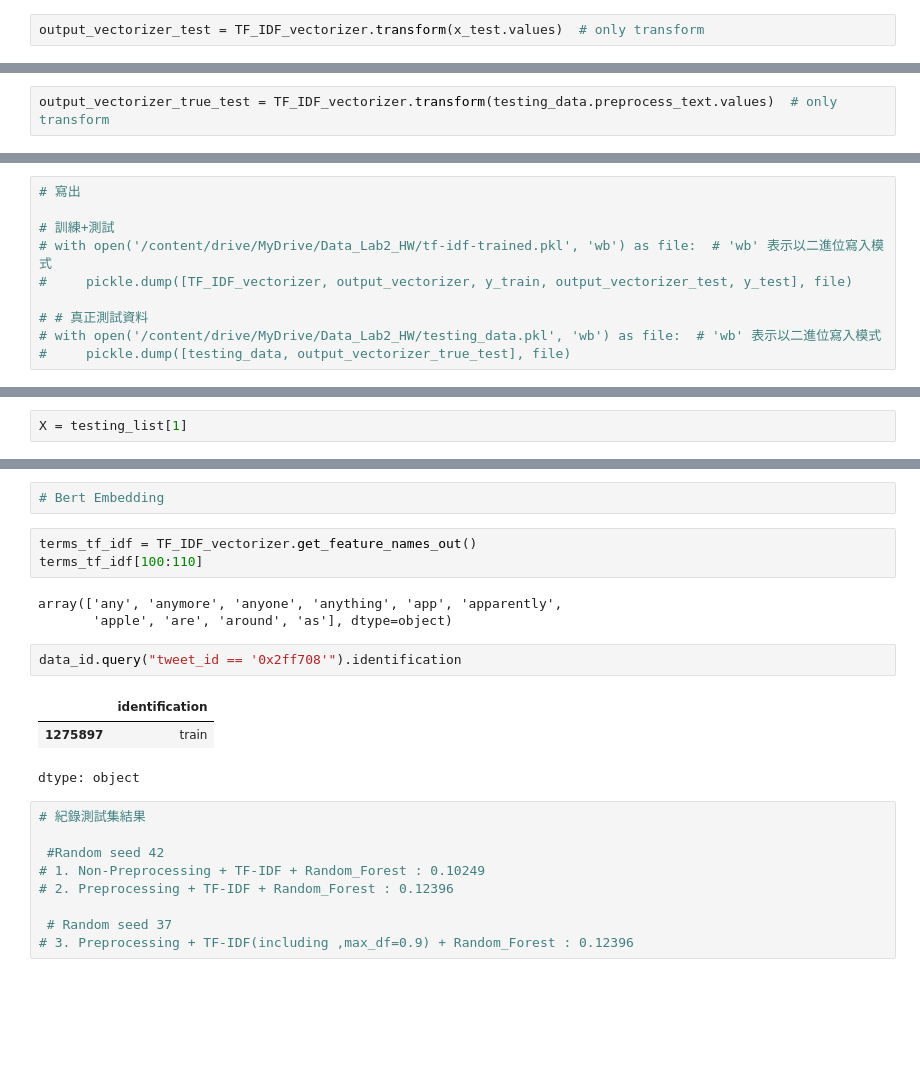
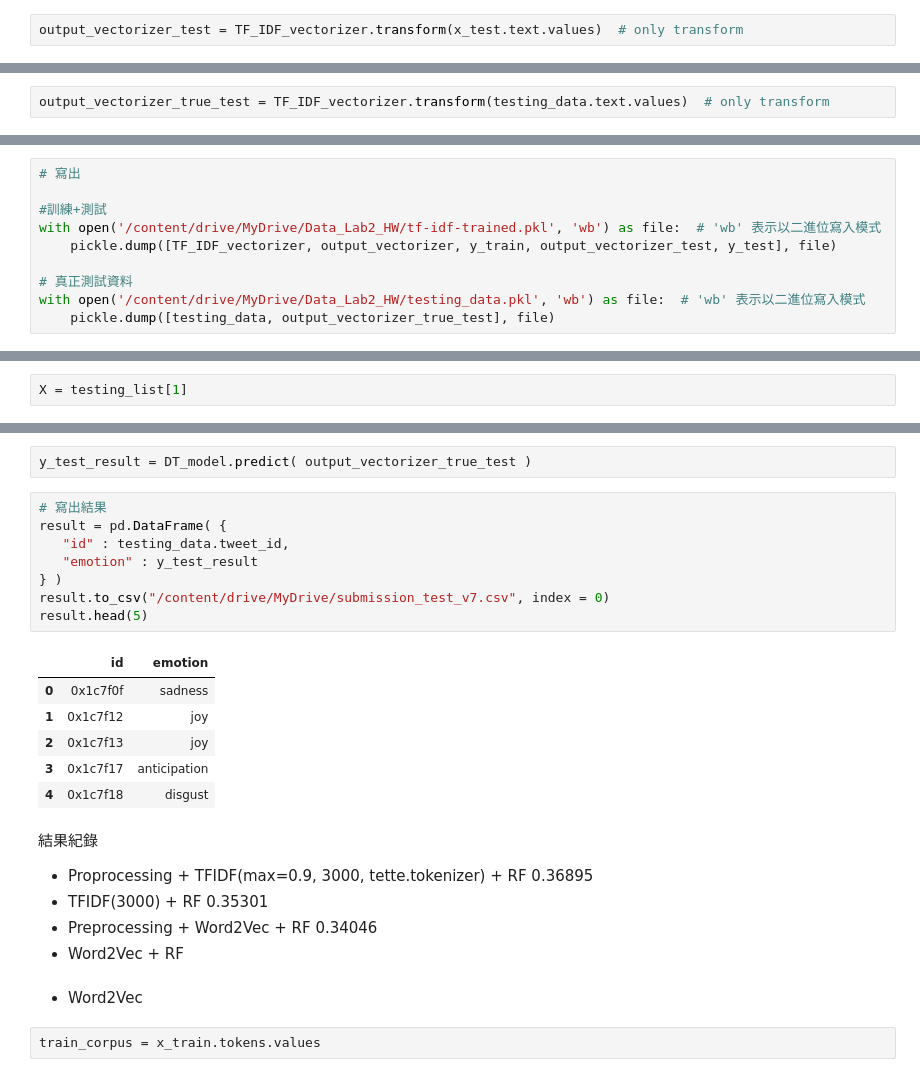
Before and after one commit to BORYA-dev/DM2024-Lab2-Homework, a Jupyter notebook: DM2024-Lab2-Homework.ipynb, the cells around one changed output, grey strips where cells are left out. Cells and saved outputs as stored; diff of their text form; blank space fills up the shorter version.

```diff
--- a/DM2024-Lab2-Homework.ipynb
+++ b/DM2024-Lab2-Homework.ipynb
@@ -492,2 +262,2 @@ array([' 🏻', ' 🏼', ' 🏽', ' 🏾', ' 🏿', '!', '1st', '2nd', '3rd', '?
 # %%
-output_vectorizer_test = TF_IDF_vectorizer.transform(x_test.values)  # only transform
+output_vectorizer_test = TF_IDF_vectorizer.transform(x_test.text.values)  # only transform
@@ -504,2 +264,2 @@ array(['jzed while inappropri af he like wasnt kid',
 # %%
-output_vectorizer_true_test = TF_IDF_vectorizer.transform(testing_data.preprocess_text.values)  # only transform
+output_vectorizer_true_test = TF_IDF_vectorizer.transform(testing_data.text.values)  # only transform
@@ -508,13 +266,13 @@ import pickle
 # %%
 # 寫出
 
-# 訓練+測試
-# with open('/content/drive/MyDrive/Data_Lab2_HW/tf-idf-trained.pkl', 'wb') as file:  # 'wb' 表示以二進位寫入模式
-#     pickle.dump([TF_IDF_vectorizer, output_vectorizer, y_train, output_vectorizer_test, y_test], file)
+#訓練+測試
+with open('/content/drive/MyDrive/Data_Lab2_HW/tf-idf-trained.pkl', 'wb') as file:  # 'wb' 表示以二進位寫入模式
+    pickle.dump([TF_IDF_vectorizer, output_vectorizer, y_train, output_vectorizer_test, y_test], file)
 
-# # 真正測試資料
-# with open('/content/drive/MyDrive/Data_Lab2_HW/testing_data.pkl', 'wb') as file:  # 'wb' 表示以二進位寫入模式
-#     pickle.dump([testing_data, output_vectorizer_true_test], file)
+# 真正測試資料
+with open('/content/drive/MyDrive/Data_Lab2_HW/testing_data.pkl', 'wb') as file:  # 'wb' 表示以二進位寫入模式
+    pickle.dump([testing_data, output_vectorizer_true_test], file)
 # %%
 #讀入
 
@@ -952,23 +351,27 @@ result.head(5)
-# %%
-# Bert Embedding
-# %%
-terms_tf_idf = TF_IDF_vectorizer.get_feature_names_out()
-terms_tf_idf[100:110]
-# %% [output]
-array(['any', 'anymore', 'anyone', 'anything', 'app', 'apparently',
-       'apple', 'are', 'around', 'as'], dtype=object)
-# %%
-data_id.query("tweet_id == '0x2ff708'").identification
-# %% [output]
-|  | identification |
-| 1275897 | train |
-dtype: object
-# %%
-# 紀錄測試集結果
-
- #Random seed 42
-# 1. Non-Preprocessing + TF-IDF + Random_Forest : 0.10249
-# 2. Preprocessing + TF-IDF + Random_Forest : 0.12396
-
- # Random seed 37
-# 3. Preprocessing + TF-IDF(including ,max_df=0.9) + Random_Forest : 0.12396
+# %%
+y_test_result = DT_model.predict( output_vectorizer_true_test )
+# %%
+# 寫出結果
+result = pd.DataFrame( {
+   "id" : testing_data.tweet_id,
+   "emotion" : y_test_result
+} )
+result.to_csv("/content/drive/MyDrive/submission_test_v7.csv", index = 0)
+result.head(5)
+# %% [output]
+|  | id | emotion |
+| 0 | 0x1c7f0f | sadness |
+| 1 | 0x1c7f12 | joy |
+| 2 | 0x1c7f13 | joy |
+| 3 | 0x1c7f17 | anticipation |
+| 4 | 0x1c7f18 | disgust |
+# %% [markdown]
+結果紀錄
+- Proprocessing + TFIDF(max=0.9, 3000, tette.tokenizer) + RF 0.36895
+- TFIDF(3000) + RF 0.35301
+- Preprocessing + Word2Vec + RF 0.34046
+- Word2Vec + RF
+# %% [markdown]
+- Word2Vec
+# %%
+train_corpus = x_train.tokens.values
```
Also changed, not shown: parts of 101 cells of this notebook.
